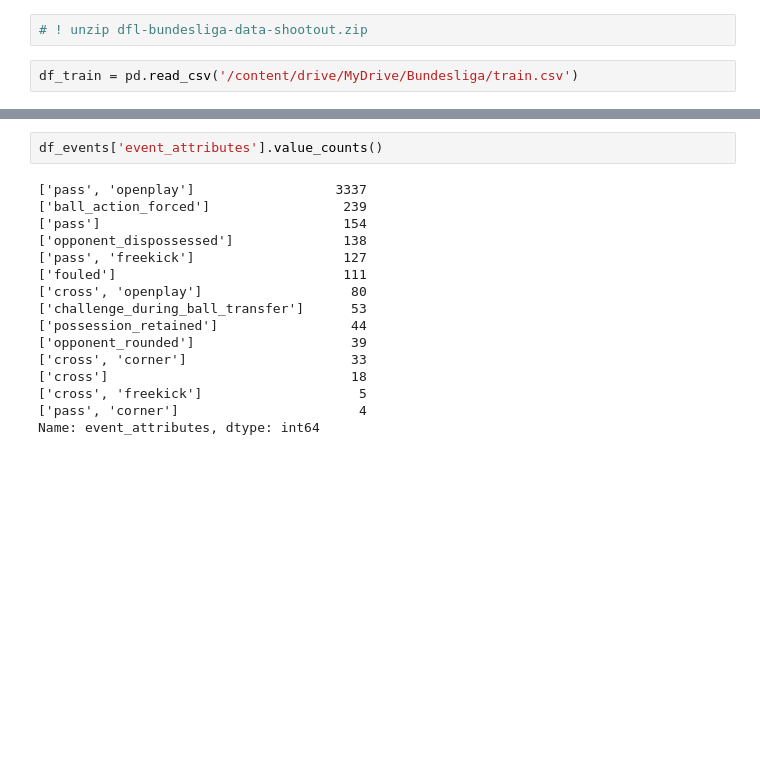
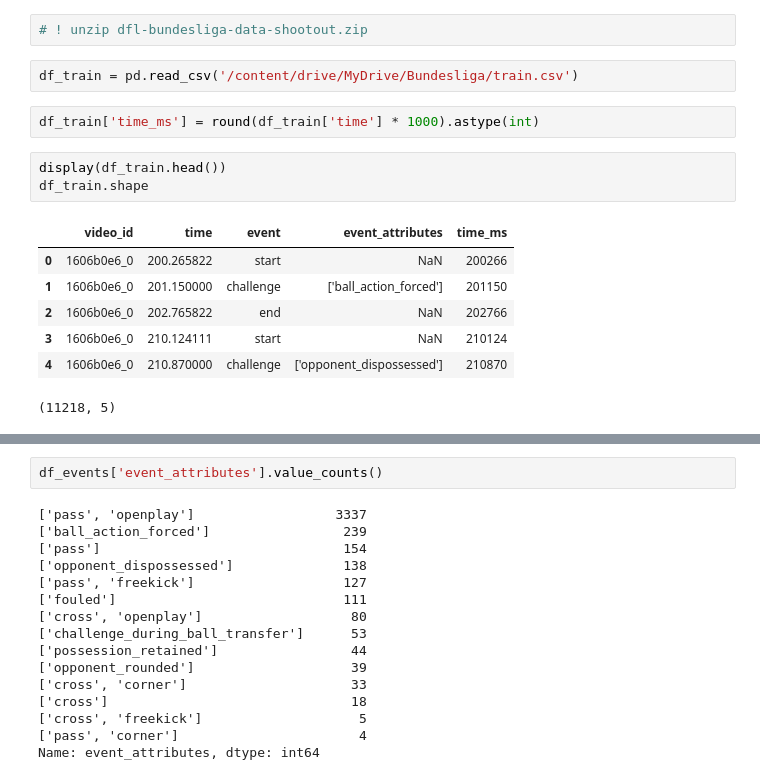
Before and after one commit to hmatzner/DFL-Bundesliga, a Jupyter notebook: Bundesliga.ipynb, the cells around one changed output, grey strips where cells are left out. Saved outputs shown, nothing was run; the diff lists cells and outputs as text; blank space fills up the shorter version.

```diff
--- a/Bundesliga.ipynb
+++ b/Bundesliga.ipynb
@@ -20,4 +22,17 @@ os.chdir('/content/drive/MyDrive/Bundesliga')
 # ! unzip dfl-bundesliga-data-shootout.zip
 # %%
 df_train = pd.read_csv('/content/drive/MyDrive/Bundesliga/train.csv')
+# %%
+df_train['time_ms'] = round(df_train['time'] * 1000).astype(int)
+# %%
+display(df_train.head())
+df_train.shape
+# %% [output]
+|  | video_id | time | event | event_attributes | time_ms |
+| 0 | 1606b0e6_0 | 200.265822 | start | NaN | 200266 |
+| 1 | 1606b0e6_0 | 201.150000 | challenge | ['ball_action_forced'] | 201150 |
+| 2 | 1606b0e6_0 | 202.765822 | end | NaN | 202766 |
+| 3 | 1606b0e6_0 | 210.124111 | start | NaN | 210124 |
+| 4 | 1606b0e6_0 | 210.870000 | challenge | ['opponent_dispossessed'] | 210870 |
+(11218, 5)
 # %%
```
Also changed, not shown: parts of 33 cells of this notebook.
